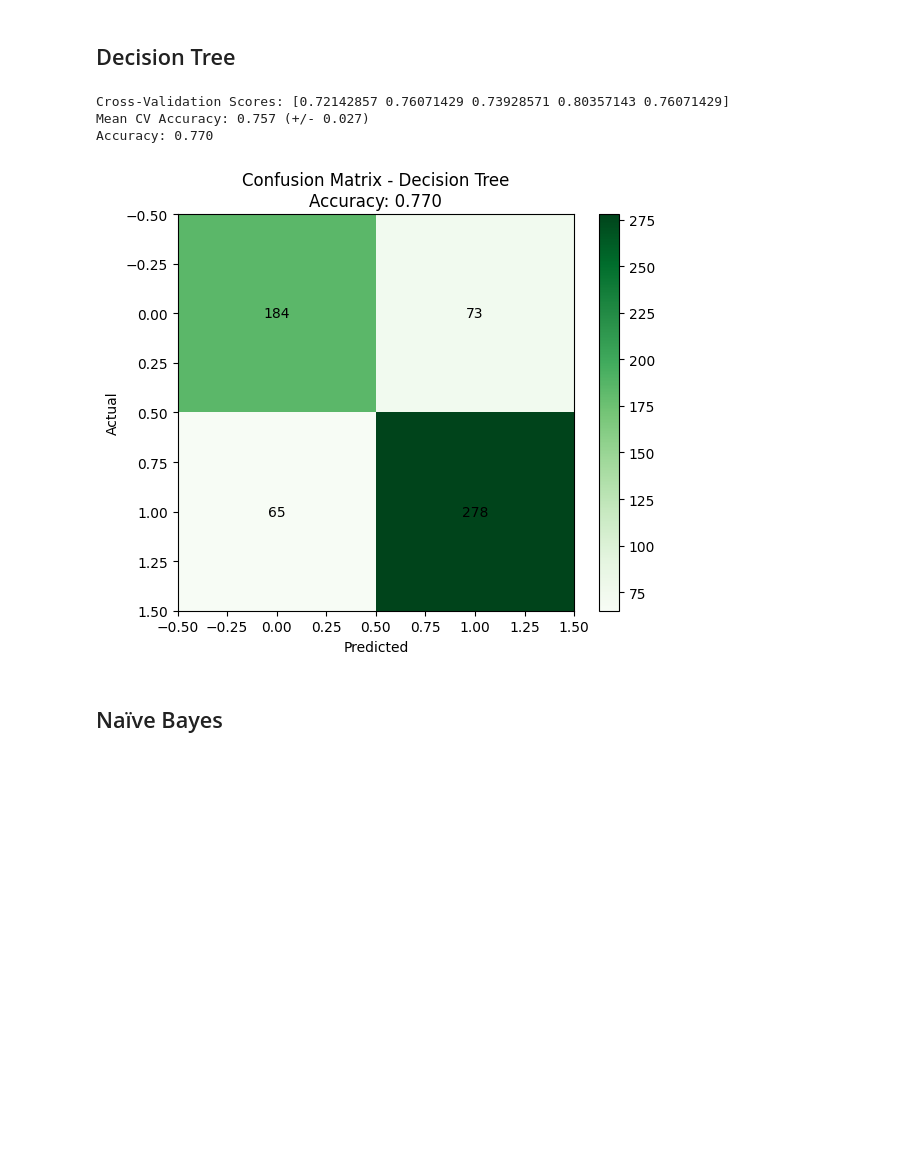
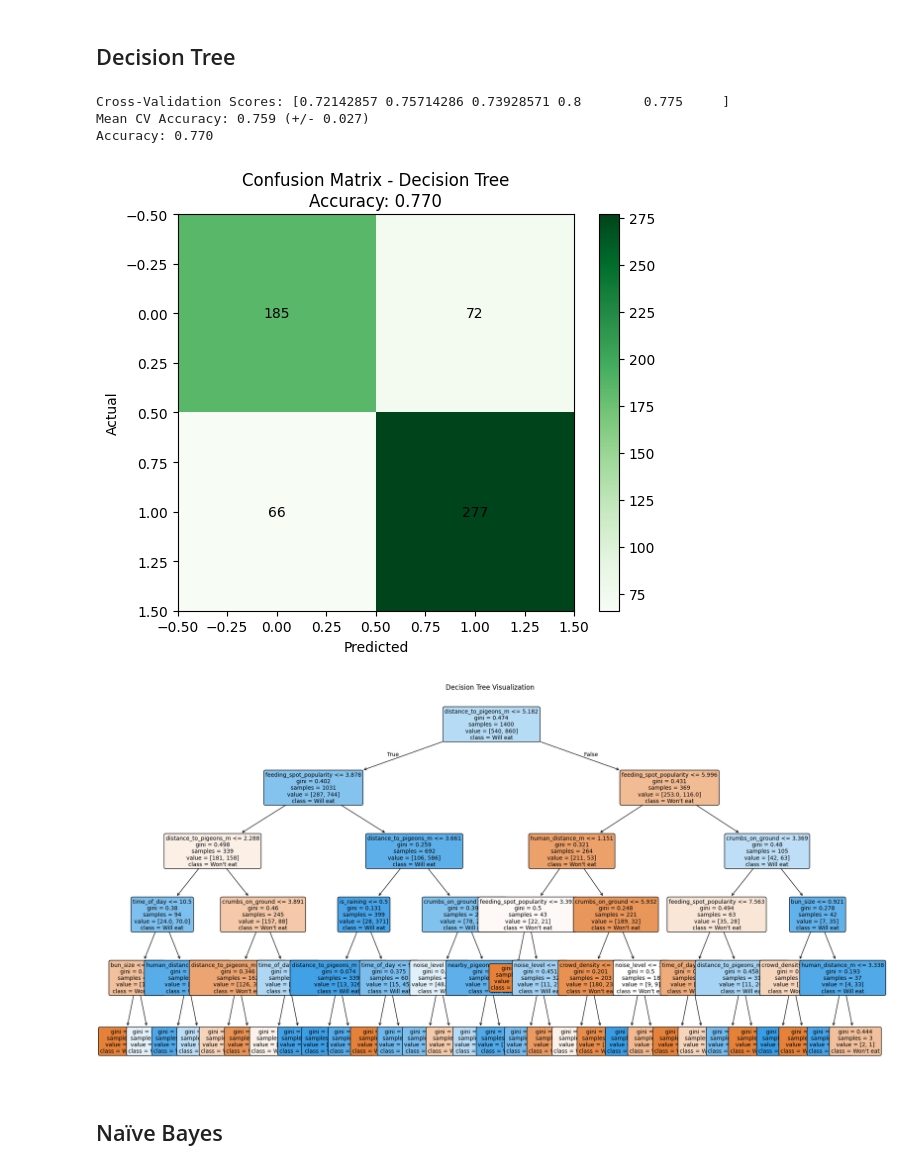
Before and after one commit to Lord-of-Waffles/WillPigeonEatBun, a Jupyter notebook: project.ipynb, the cells around one changed output. Saved outputs shown, nothing was run; the diff lists cells and outputs as text; code cells hidden in the pictures; blank space fills up the shorter version.

```diff
--- a/project.ipynb
+++ b/project.ipynb
@@ -156,7 +168,7 @@ Accuracy: 0.813
 # %% [markdown]
 ## Decision Tree
 # %%
-X = pigeon_frame.drop("will_eat_bun", axis=1)
+X = pigeon_frame.drop(["will_eat_bun", "id"], axis=1)  # Drop both target and id
 y = pigeon_frame["will_eat_bun"]
 
 #shplit the data
@@ -190,10 +202,23 @@ for i in range(cm.shape[0]):
 plt.tight_layout()
 plt.show()
 # %% [output]
-Cross-Validation Scores: [0.72142857 0.76071429 0.73928571 0.80357143 0.76071429]
-Mean CV Accuracy: 0.757 (+/- 0.027)
+Cross-Validation Scores: [0.72142857 0.75714286 0.73928571 0.8        0.775     ]
+Mean CV Accuracy: 0.759 (+/- 0.027)
 Accuracy: 0.770
 [figure]
+# %%
+plt.figure(figsize=(20, 10))
+plot_tree(model,
+          feature_names=X.columns,
+          class_names=['Won\'t eat', 'Will eat'],
+          filled=True,
+          rounded=True,
+          fontsize=10)
+plt.title("Decision Tree Visualization")
+plt.tight_layout()
+plt.show()
+# %% [output]
+[figure, added]
 # %% [markdown]
 ## Naïve Bayes
 # %%
```
Also changed, not shown: parts of 7 cells of this notebook.
